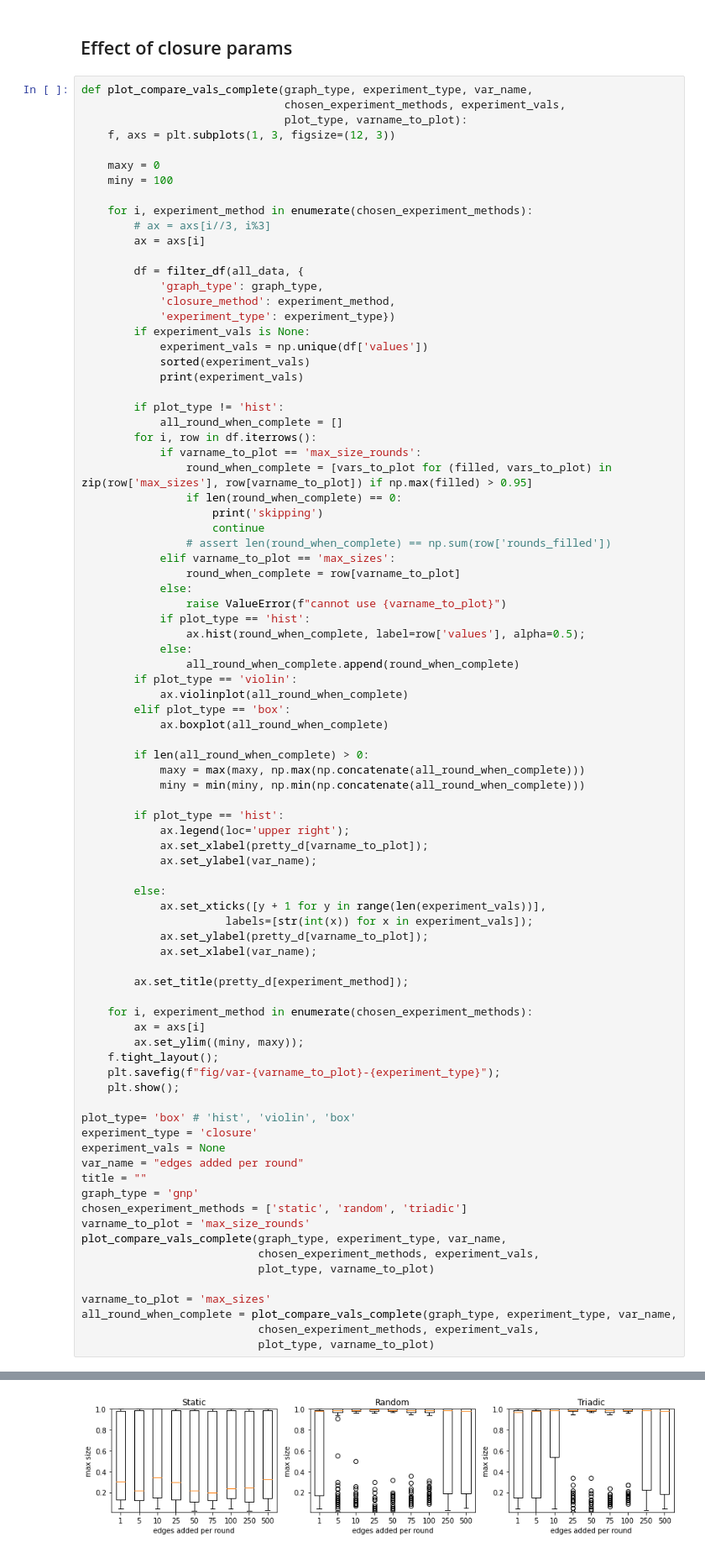
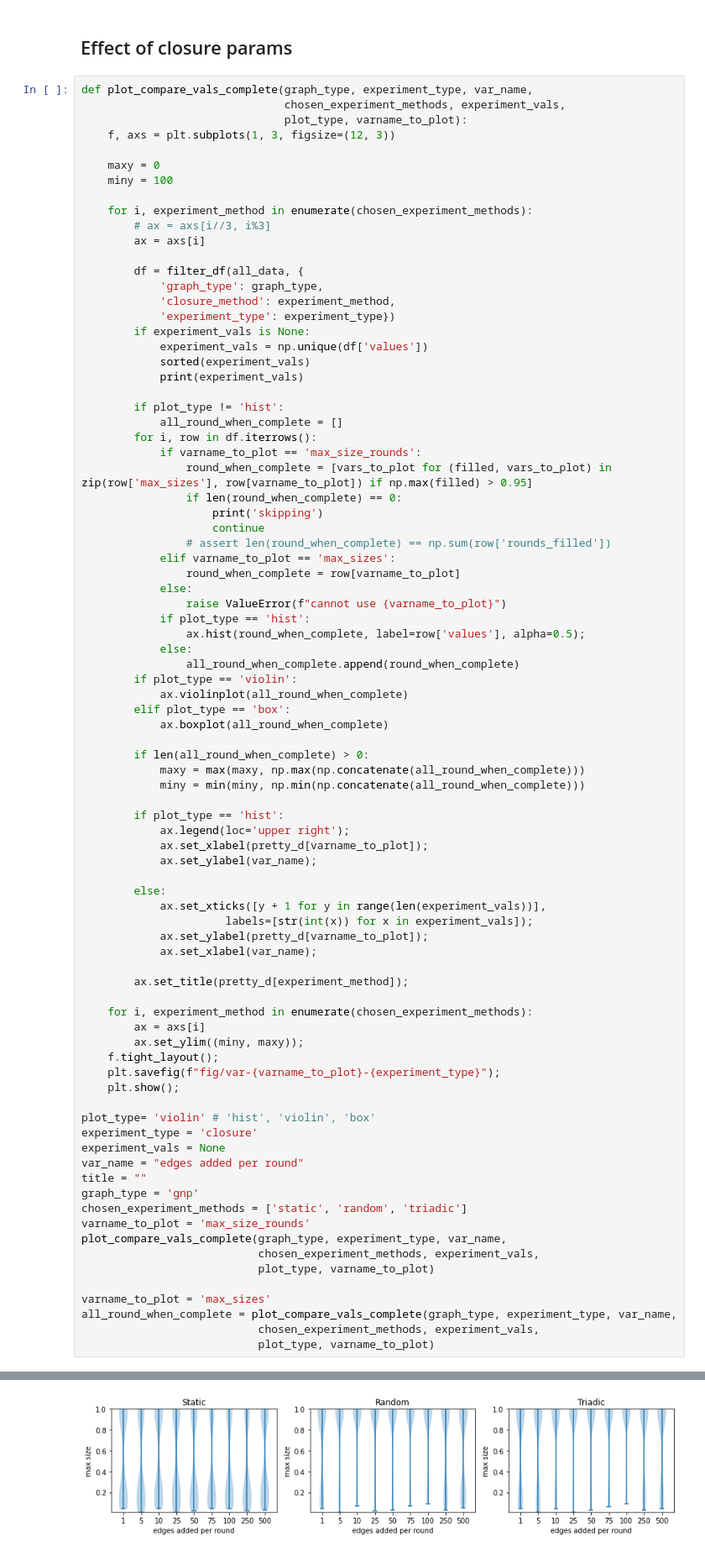
Before and after one commit to cephcyn/cornell_cs6850_triadicclosure, a Jupyter notebook: graphing.ipynb, the cells around one changed output, grey strips where cells are left out. Shown at 84% size. Cells and saved outputs as stored; diff of their text form.

Commit message:
switched to violin plots

```diff
--- a/graphing.ipynb
+++ b/graphing.ipynb
@@ -682,7 +682,7 @@ def plot_compare_vals_complete(graph_type, experiment_type, var_name,
     plt.savefig(f"fig/var-{varname_to_plot}-{experiment_type}");
     plt.show();
 
-plot_type= 'box' # 'hist', 'violin', 'box'
+plot_type= 'violin' # 'hist', 'violin', 'box'
 experiment_type = 'closure'
 experiment_vals = None
 var_name = "edges added per round"
@@ -704,2 +704,2 @@ all_round_when_complete = plot_compare_vals_complete(graph_type, experiment_type
 [  1.   5.  10.  25.  50.  75. 100. 250. 500.]
-[figure, old version]
+[figure, new version]
```
Also changed, not shown: parts of 1 cell of this notebook.
